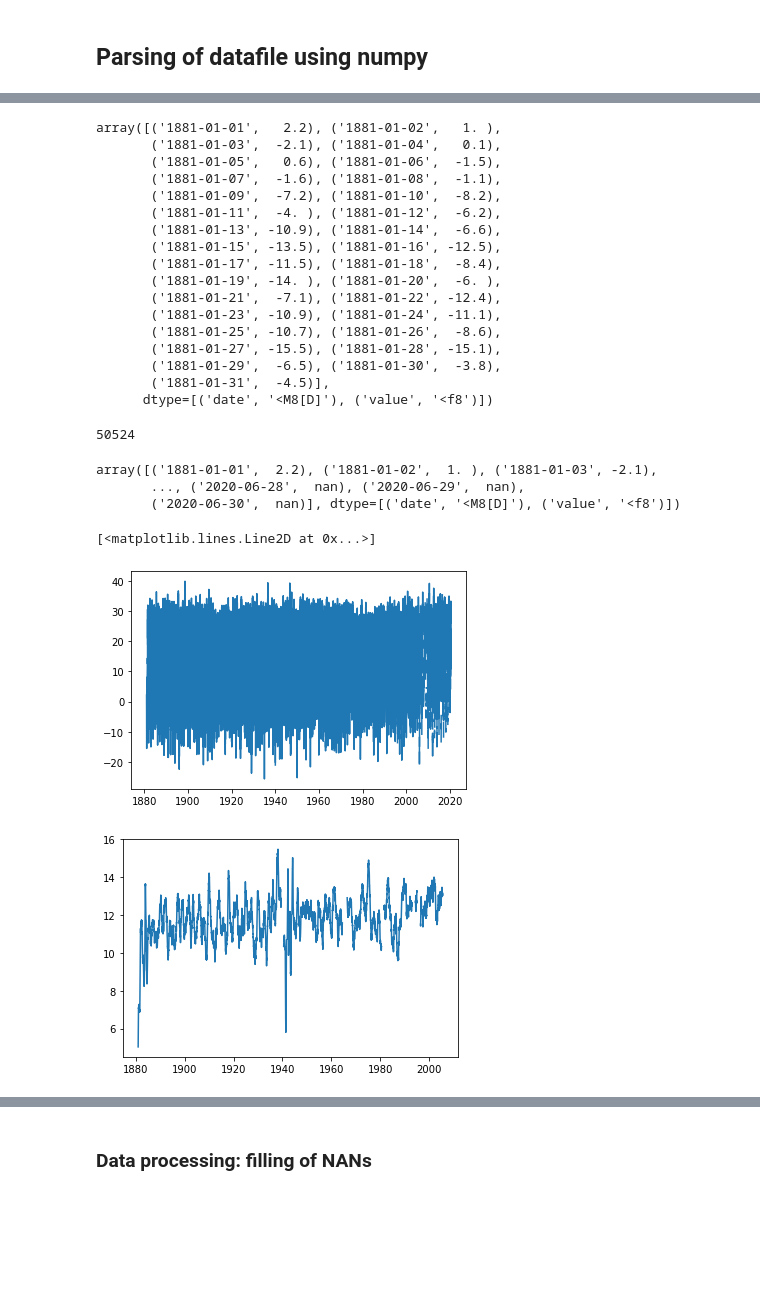
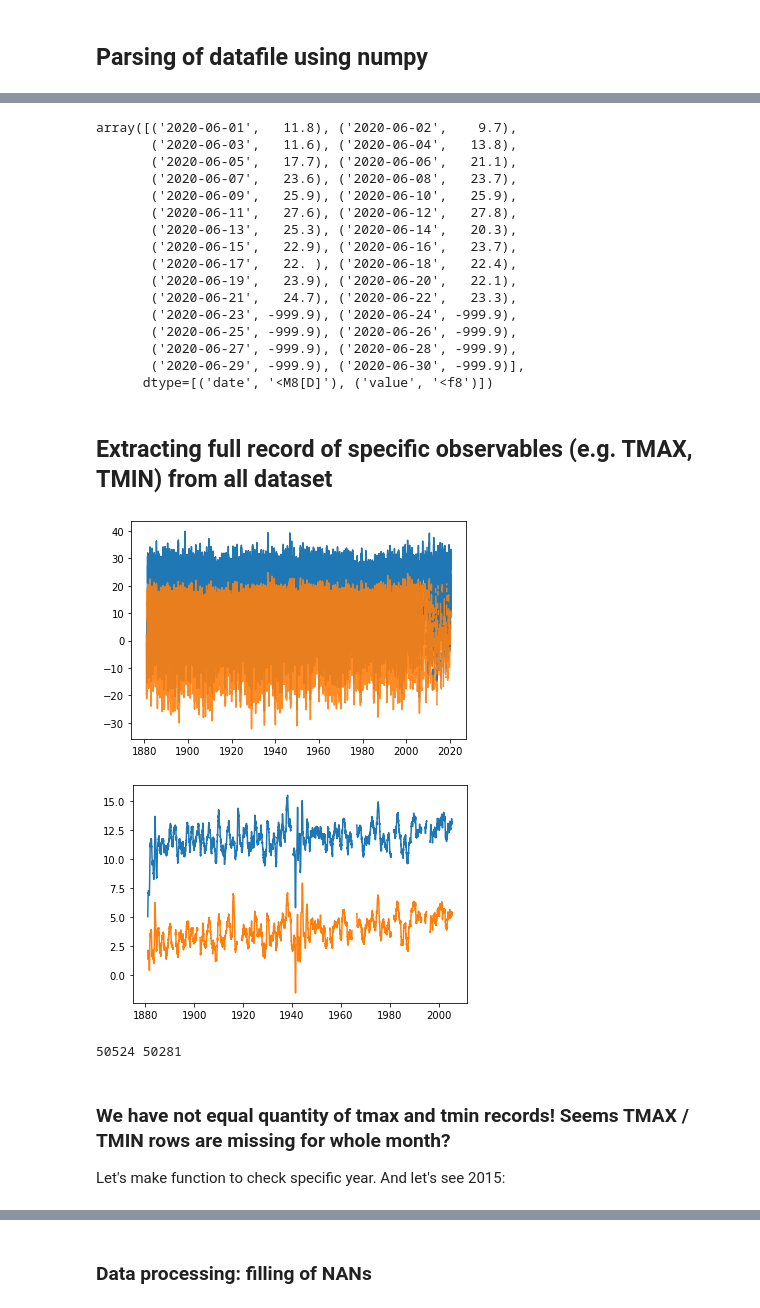
Before and after one commit to andr-nau/weather_history, a Jupyter notebook: weather_project.ipynb, the cells around one changed output, grey strips where cells are left out. Drawn from its saved outputs; the diff is of its cells as text; code cells hidden in the pictures; blank space fills up the shorter version.

```diff
--- a/weather_project.ipynb
+++ b/weather_project.ipynb
@@ -93,25 +93,26 @@ def unroll(record):
 
     return np.array(rows,dtype=[('date','M8[D]'),('value','d')])
 # %%
-unroll(kyiv[0])
+unroll(kyiv[-1])
 # %% [output]
-array([('1881-01-01',   2.2), ('1881-01-02',   1. ),
-       ('1881-01-03',  -2.1), ('1881-01-04',   0.1),
-       ('1881-01-05',   0.6), ('1881-01-06',  -1.5),
-       ('1881-01-07',  -1.6), ('1881-01-08',  -1.1),
-       ('1881-01-09',  -7.2), ('1881-01-10',  -8.2),
-       ('1881-01-11',  -4. ), ('1881-01-12',  -6.2),
-       ('1881-01-13', -10.9), ('1881-01-14',  -6.6),
-       ('1881-01-15', -13.5), ('1881-01-16', -12.5),
-       ('1881-01-17', -11.5), ('1881-01-18',  -8.4),
-       ('1881-01-19', -14. ), ('1881-01-20',  -6. ),
-       ('1881-01-21',  -7.1), ('1881-01-22', -12.4),
-       ('1881-01-23', -10.9), ('1881-01-24', -11.1),
-       ('1881-01-25', -10.7), ('1881-01-26',  -8.6),
-       ('1881-01-27', -15.5), ('1881-01-28', -15.1),
-       ('1881-01-29',  -6.5), ('1881-01-30',  -3.8),
-       ('1881-01-31',  -4.5)],
+array([('2020-06-01',   11.8), ('2020-06-02',    9.7),
+       ('2020-06-03',   11.6), ('2020-06-04',   13.8),
+       ('2020-06-05',   17.7), ('2020-06-06',   21.1),
+       ('2020-06-07',   23.6), ('2020-06-08',   23.7),
+       ('2020-06-09',   25.9), ('2020-06-10',   25.9),
+       ('2020-06-11',   27.6), ('2020-06-12',   27.8),
+       ('2020-06-13',   25.3), ('2020-06-14',   20.3),
+       ('2020-06-15',   22.9), ('2020-06-16',   23.7),
+       ('2020-06-17',   22. ), ('2020-06-18',   22.4),
+       ('2020-06-19',   23.9), ('2020-06-20',   22.1),
+       ('2020-06-21',   24.7), ('2020-06-22',   23.3),
+       ('2020-06-23', -999.9), ('2020-06-24', -999.9),
+       ('2020-06-25', -999.9), ('2020-06-26', -999.9),
+       ('2020-06-27', -999.9), ('2020-06-28', -999.9),
+       ('2020-06-29', -999.9), ('2020-06-30', -999.9)],
       dtype=[('date', '<M8[D]'), ('value', '<f8')])
+# %% [markdown]
+## Extracting full record of specific observables (e.g. TMAX, TMIN) from all dataset
 # %%
 def getobs(filename,obs):
     data = np.concatenate([unroll(row) for row in parsefile(filename) if row[2] == obs])
@@ -122,21 +123,13 @@ def getobs(filename,obs):
 # %%
 kyiv_tmax = getobs('UPM00033345.dly','TMAX')
 kyiv_tmin = getobs('UPM00033345.dly','TMIN')
-print(len(kyiv_tmax))
-np.savetxt('kyiv_tmax.txt', kyiv_tmax, fmt='%s')
-kyiv_tmax
+kyiv_tavg = getobs('UPM00033345.dly','TAVG')  # average temperature
-# %% [output]
-50524
-array([('1881-01-01',  2.2), ('1881-01-02',  1. ), ('1881-01-03', -2.1),
-       ..., ('2020-06-28',  nan), ('2020-06-29',  nan),
-       ('2020-06-30',  nan)], dtype=[('date', '<M8[D]'), ('value', '<f8')])
 # %%
-pp.plot(kyiv_tmax['date'],kyiv_tmax['value'])
-#pp.plot(kyiv_tmin['date'],kyiv_tmin['value'])
-#46000:47524
+pp.plot(kyiv_tmax['date'],kyiv_tmax['value'],alpha=1)
+pp.plot(kyiv_tmin['date'],kyiv_tmin['value'],alpha=0.9)
+pp.show()
 # %% [output]
-[<matplotlib.lines.Line2D at 0x...>]
-[figure, old version]
+[figure, new version]
 # %%
 def plot_smoothed(t,win=10):
     smoothed = np.correlate(t['value'],np.ones(win)/win,'same')
@@ -144,5 +137,14 @@ def plot_smoothed(t,win=10):
     pp.plot(t['date'],smoothed)
 # %%
 plot_smoothed(kyiv_tmax,365)
+plot_smoothed(kyiv_tmin,365)
 # %% [output]
-[figure, old version]
+[figure, new version]
+# %%
+print(len(kyiv_tmax), len(kyiv_tmin))
+# %% [output]
+50524 50281
+# %% [markdown]
+### We have not equal quantity of tmax and tmin records! Seems TMAX / TMIN rows are missing for whole month?
+
+Let's make function to check specific year. And let's see 2015:
```
Also changed, not shown: parts of 39 cells of this notebook, 2 other files.
